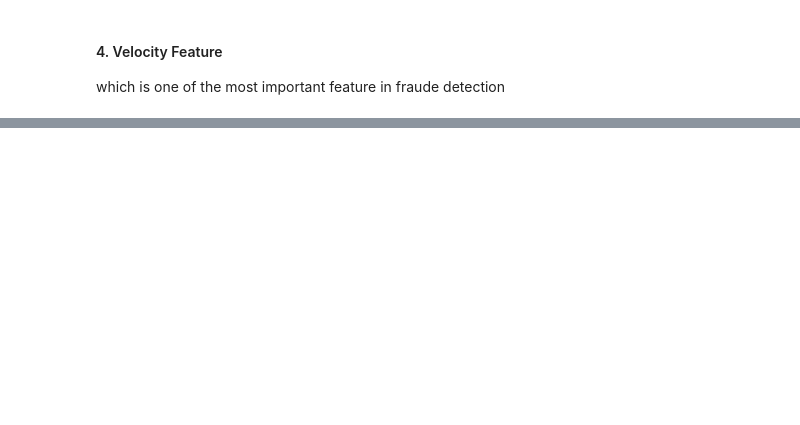
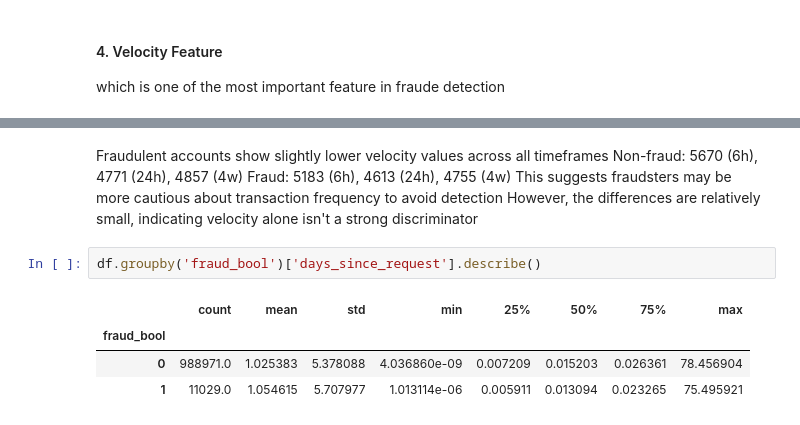
Before and after one commit to sjchem/bank-account-fraud-detection, a Jupyter notebook: notebooks/1.load-data-EDA.ipynb, the cells around one changed output, grey strips where cells are left out. Cells and saved outputs as stored; diff of their text form; blank space fills up the shorter version.

```diff
--- a/notebooks/1.load-data-EDA.ipynb
+++ b/notebooks/1.load-data-EDA.ipynb
@@ -227,0 +255,13 @@ which is one of the most important feature in fraude detection
+# %% [markdown]
+Fraudulent accounts show slightly lower velocity values across all timeframes
+Non-fraud: 5670 (6h), 4771 (24h), 4857 (4w)
+Fraud: 5183 (6h), 4613 (24h), 4755 (4w)
+This suggests fraudsters may be more cautious about transaction frequency to avoid detection
+However, the differences are relatively small, indicating velocity alone isn't a strong discriminator
+# %%
+df.groupby('fraud_bool')['days_since_request'].describe()
+# %% [output]
+|  | count | mean | std | min | 25% | 50% | 75% | max |
+| fraud_bool |  |  |  |  |  |  |  |  |
+| 0 | 988971.0 | 1.025383 | 5.378088 | 4.036860e-09 | 0.007209 | 0.015203 | 0.026361 | 78.456904 |
+| 1 | 11029.0 | 1.054615 | 5.707977 | 1.013114e-06 | 0.005911 | 0.013094 | 0.023265 | 75.495921 |
```
Also changed, not shown: parts of 23 cells of this notebook.
